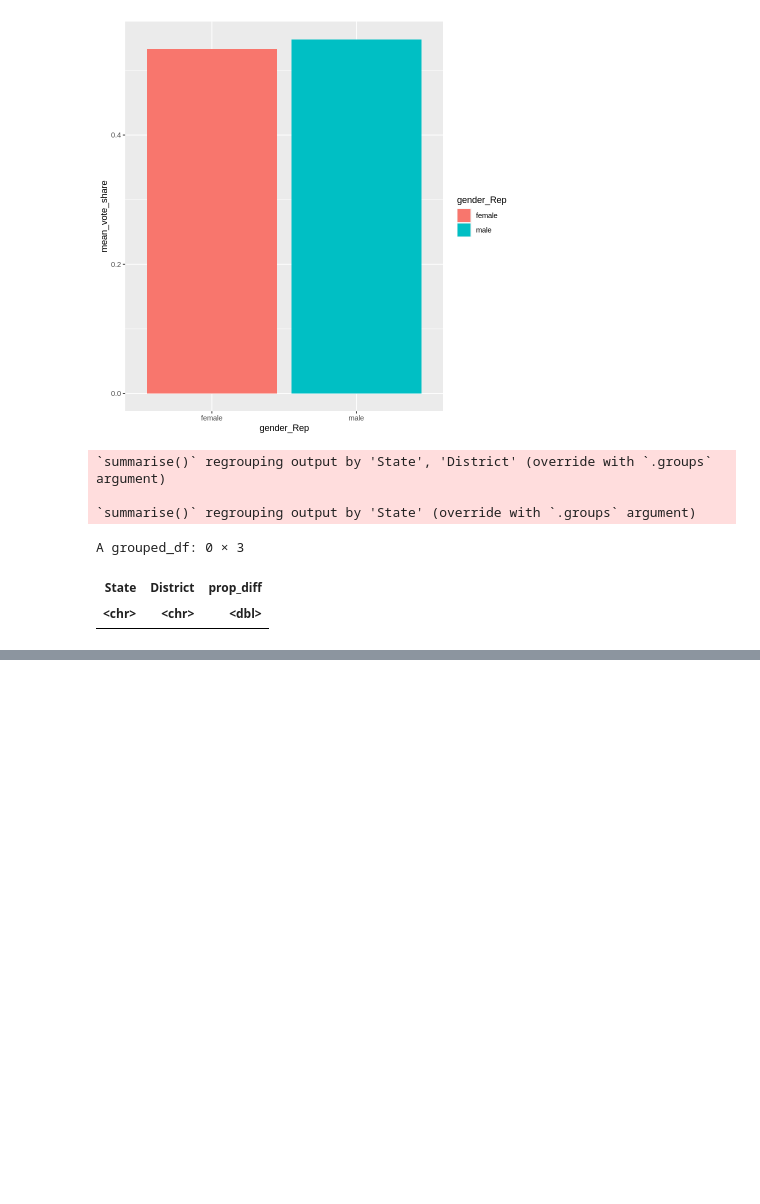
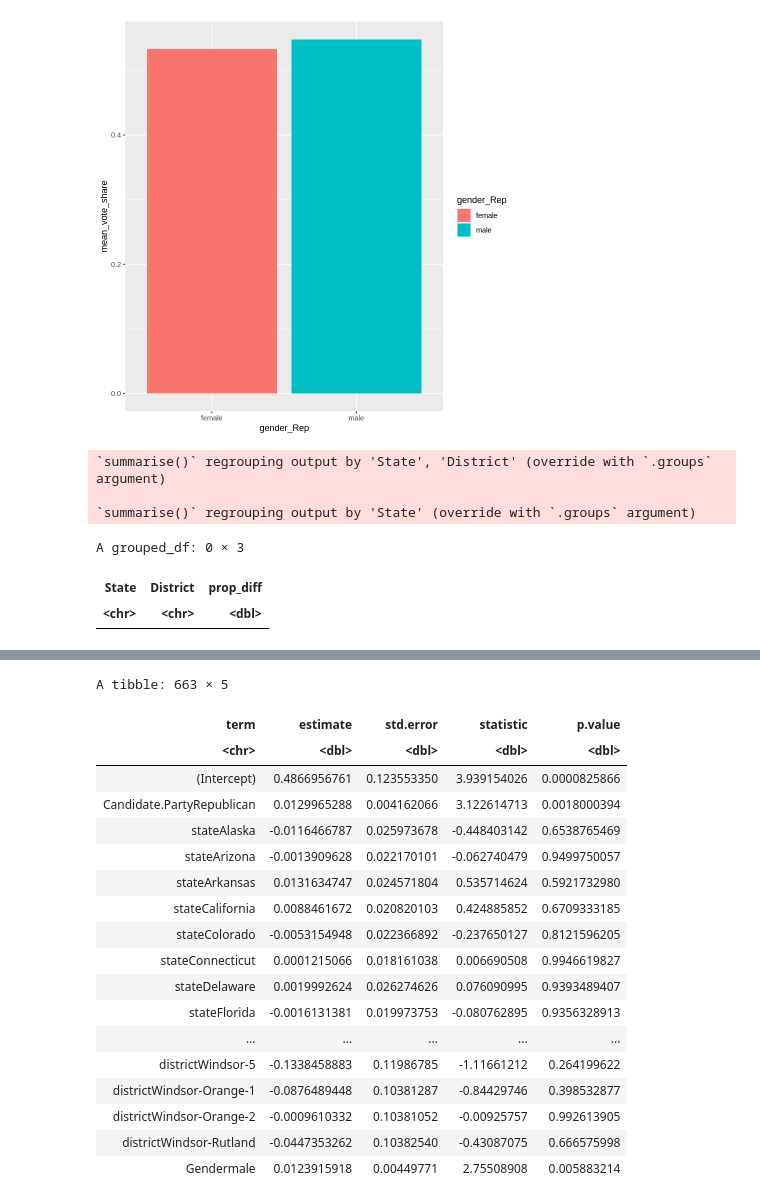
Before and after one commit to michael-bonitati-1117/final_project, a Jupyter notebook: Dataset_Analysis.ipynb, the cells around one changed output, grey strips where cells are left out. Saved outputs shown, nothing was run; the diff lists cells and outputs as text; code cells hidden in the pictures; blank space fills up the shorter version.

```diff
--- a/Dataset_Analysis.ipynb
+++ b/Dataset_Analysis.ipynb
@@ -228,0 +389,27 @@ A grouped_df: 6 × 4
+# %%
+
+reg <- lm (Vote.Prop~ Candidate.Party+state+district+ Gender,elections_2018_long  %>% filter (Gender %in% c("male", "female"), Vote.Prop !=1))
+library (broom)
+tidy (reg)
+
+#regression looking at effect of gender on voting share in 2018
+# %% [output]
+A tibble: 663 × 5
+| term | estimate | std.error | statistic | p.value |
+| <chr> | <dbl> | <dbl> | <dbl> | <dbl> |
+| (Intercept) | 0.4866956761 | 0.123553350 | 3.939154026 | 0.0000825866 |
+| Candidate.PartyRepublican | 0.0129965288 | 0.004162066 | 3.122614713 | 0.0018000394 |
+| stateAlaska | -0.0116466787 | 0.025973678 | -0.448403142 | 0.6538765469 |
+| stateArizona | -0.0013909628 | 0.022170101 | -0.062740479 | 0.9499750057 |
+| stateArkansas | 0.0131634747 | 0.024571804 | 0.535714624 | 0.5921732980 |
+| stateCalifornia | 0.0088461672 | 0.020820103 | 0.424885852 | 0.6709333185 |
+| stateColorado | -0.0053154948 | 0.022366892 | -0.237650127 | 0.8121596205 |
+| stateConnecticut | 0.0001215066 | 0.018161038 | 0.006690508 | 0.9946619827 |
+| stateDelaware | 0.0019992624 | 0.026274626 | 0.076090995 | 0.9393489407 |
+| stateFlorida | -0.0016131381 | 0.019973753 | -0.080762895 | 0.9356328913 |
+| ... | ... | ... | ... | ... |
+| districtWindsor-5 | -0.1338458883 | 0.11986785 | -1.11661212 | 0.264199622 |
+| districtWindsor-Orange-1 | -0.0876489448 | 0.10381287 | -0.84429746 | 0.398532877 |
+| districtWindsor-Orange-2 | -0.0009610332 | 0.10381052 | -0.00925757 | 0.992613905 |
+| districtWindsor-Rutland | -0.0447353262 | 0.10382540 | -0.43087075 | 0.666575998 |
+| Gendermale | 0.0123915918 | 0.00449771 | 2.75508908 | 0.005883214 |
```
Also changed, not shown: parts of 9 cells of this notebook.
